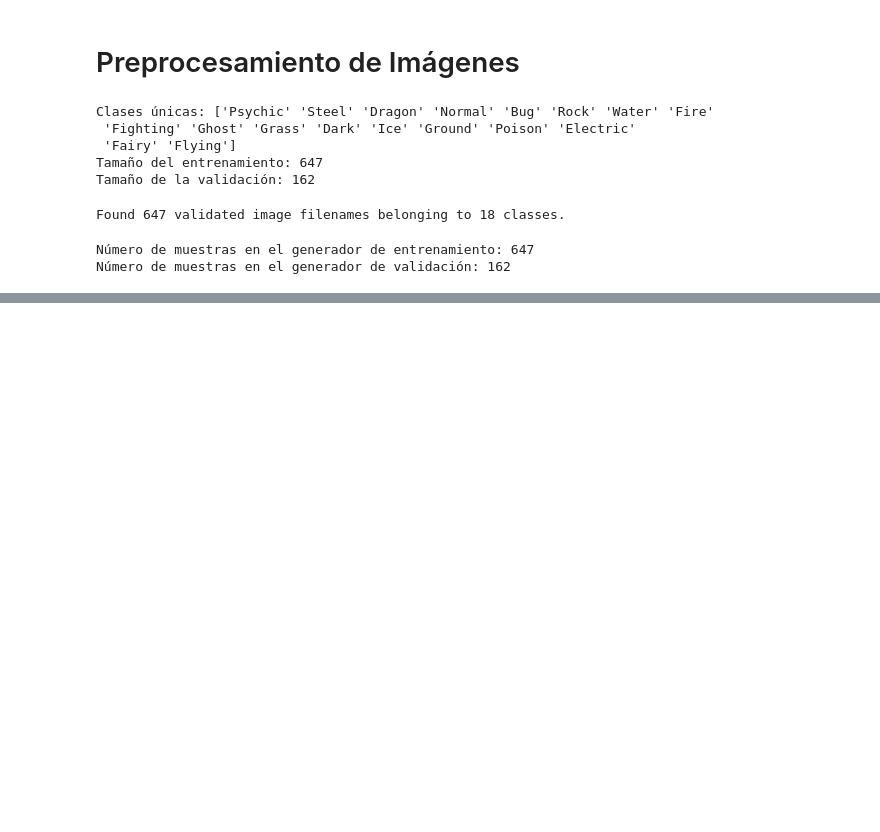
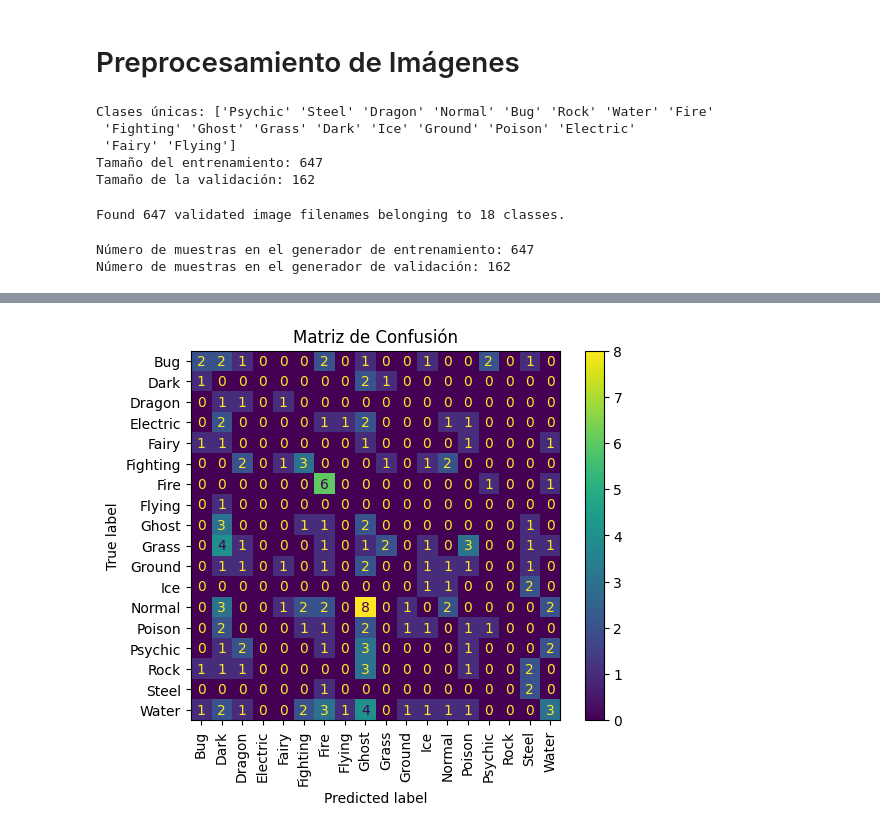
Before and after one commit to Rony-San/Deep-Learning-Project-Rony-Ba-ol, a Jupyter notebook: 02_Classification_CNN.ipynb, the cells around one changed output, grey strips where cells are left out. Drawn from its saved outputs; the diff is of its cells as text; code cells hidden in the pictures; blank space fills up the shorter version.

```diff
--- a/02_Classification_CNN.ipynb
+++ b/02_Classification_CNN.ipynb
@@ -417,0 +441,19 @@ for i in range(5):  # Mostrar hasta 5 imágenes
+# %%
+from sklearn.metrics import confusion_matrix, ConfusionMatrixDisplay
+import numpy as np
+
+# Obtener las etiquetas reales y predichas para todo el conjunto de validación
+true_labels = np.concatenate([val_generator[i][1] for i in range(len(val_generator))])
+predictions = model.predict(val_generator)
+predicted_labels = predictions.argmax(axis=1)
+true_classes = true_labels.argmax(axis=1)
+
+# Calcular la matriz de confusión
+cm = confusion_matrix(true_classes, predicted_labels)
+
+# Mostrar la matriz de confusión
+disp = ConfusionMatrixDisplay(confusion_matrix=cm, display_labels=list(train_generator.class_indices.keys()))
+disp.plot(cmap='viridis', xticks_rotation='vertical')
+plt.title("Matriz de Confusión")
+plt.show()
+# %% [output]
@@ -417,0 +461 @@ for i in range(5):  # Mostrar hasta 5 imágenes
+[figure, added]
```
Also changed, not shown: parts of 8 cells of this notebook.
